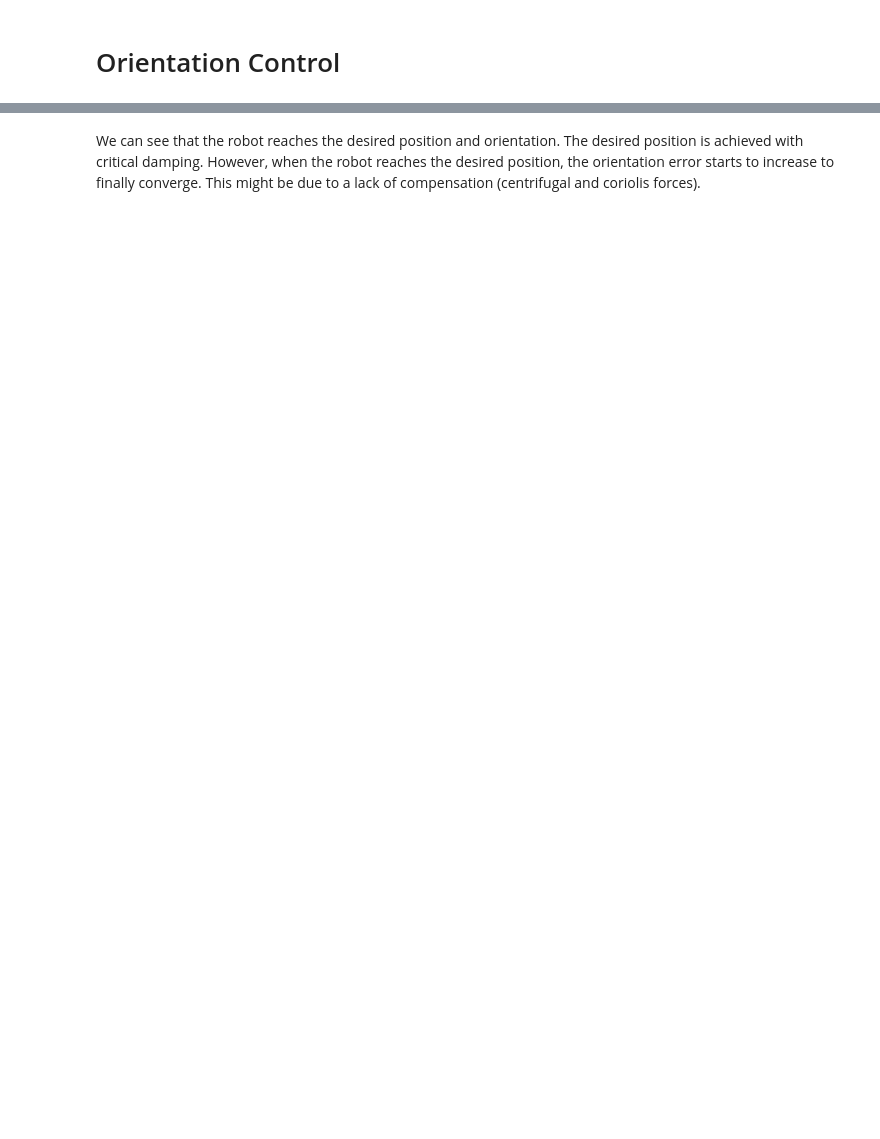
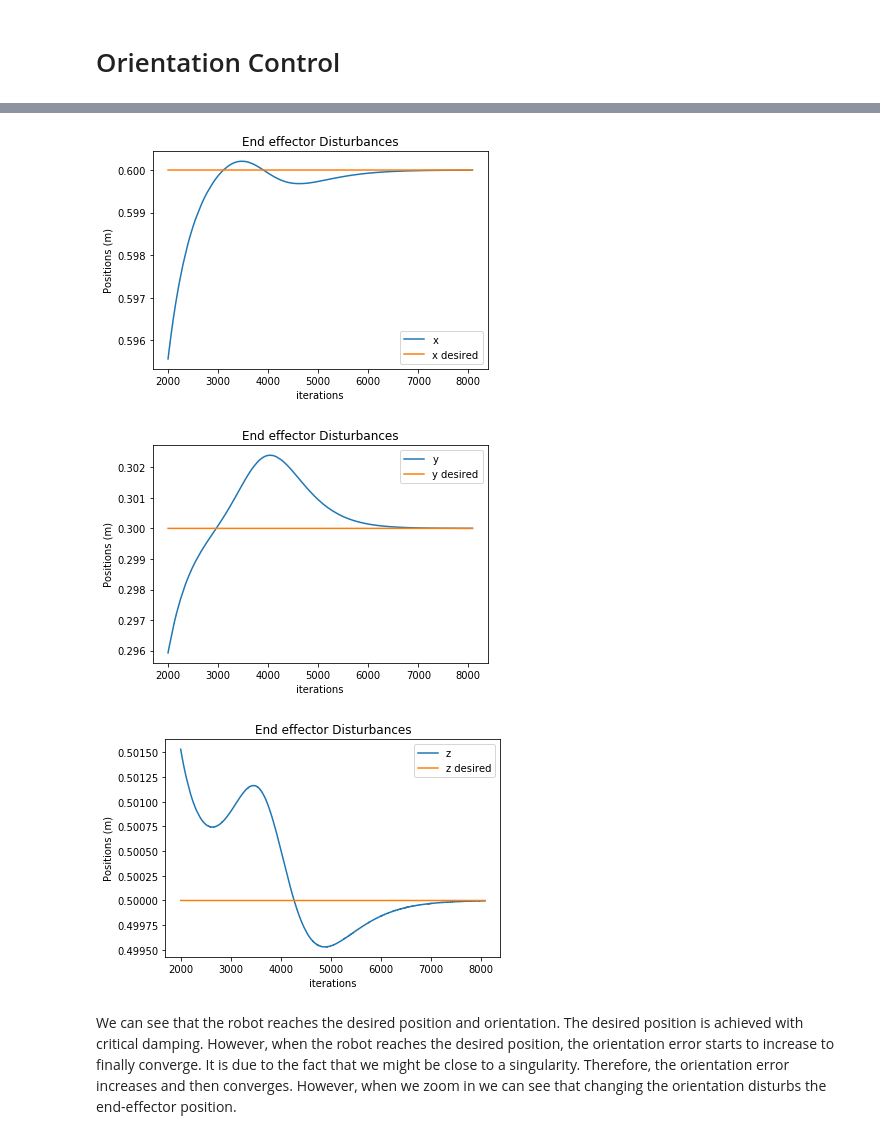
Before and after one commit to EleonoreJ/cs225a, a Jupyter notebook: bin/hw3/Controller3.ipynb, the cells around one changed output, grey strips where cells are left out. Cells and saved outputs as stored; diff of their text form; code cells hidden in the pictures; blank space fills up the shorter version.

```diff
--- a/bin/hw3/Controller3.ipynb
+++ b/bin/hw3/Controller3.ipynb
@@ -51,2 +51,49 @@ plt.show()
+# %%
+import csv
+import matplotlib.pyplot as plt
+import numpy as np
+
+with open('../../hw3/controller3.txt') as csvfile:
+    readCSV = csv.reader(csvfile, delimiter=',')
+    t_posx = []
+    t_posy = []
+    t_posz = []
+    xdx = []
+    xdy = []
+    xdz = []
+    for row in readCSV:
+        t_posx.append(float(row[0]))
+        t_posy.append(float(row[1]))
+        t_posz.append(float(row[2]))
+        xdx.append(float(row[3]))
+        xdy.append(float(row[4]))
+        xdz.append(float(row[5]))
+k = 2000
+t = np.linspace(k, len(xdx), len(xdx)-k)
+plt.plot(t,t_posx[k:], label="x")
+plt.plot(t,xdx[k:], label="x desired")
+plt.title("End effector Disturbances")
+plt.xlabel("iterations")
+plt.ylabel("Positions (m)")
+plt.legend()
+plt.show()
+plt.plot(t,t_posy[k:], label="y")
+plt.plot(t,xdy[k:], label="y desired")
+plt.title("End effector Disturbances")
+plt.xlabel("iterations")
+plt.ylabel("Positions (m)")
+plt.legend()
+plt.show()
+plt.plot(t,t_posz[k:], label="z")
+plt.plot(t,xdz[k:], label="z desired")
+plt.title("End effector Disturbances")
+plt.xlabel("iterations")
+plt.ylabel("Positions (m)")
+plt.legend()
+plt.show()
+# %% [output]
+[figure, added]
+[figure, added]
+[figure, added]
 # %% [markdown]
-We can see that the robot reaches the desired position and orientation. The desired position is achieved with critical damping. However, when the robot reaches the desired position, the orientation error starts to increase to finally converge. This might be due to a lack of compensation (centrifugal and coriolis forces).
+We can see that the robot reaches the desired position and orientation. The desired position is achieved with critical damping. However, when the robot reaches the desired position, the orientation error starts to increase to finally converge. It is due to the fact that we might be close to a singularity. Therefore, the orientation error increases and then converges. However, when we zoom in we can see that changing the orientation disturbs the end-effector position.
```
Also changed, not shown: parts of 1 cell of this notebook, 1 other file.
